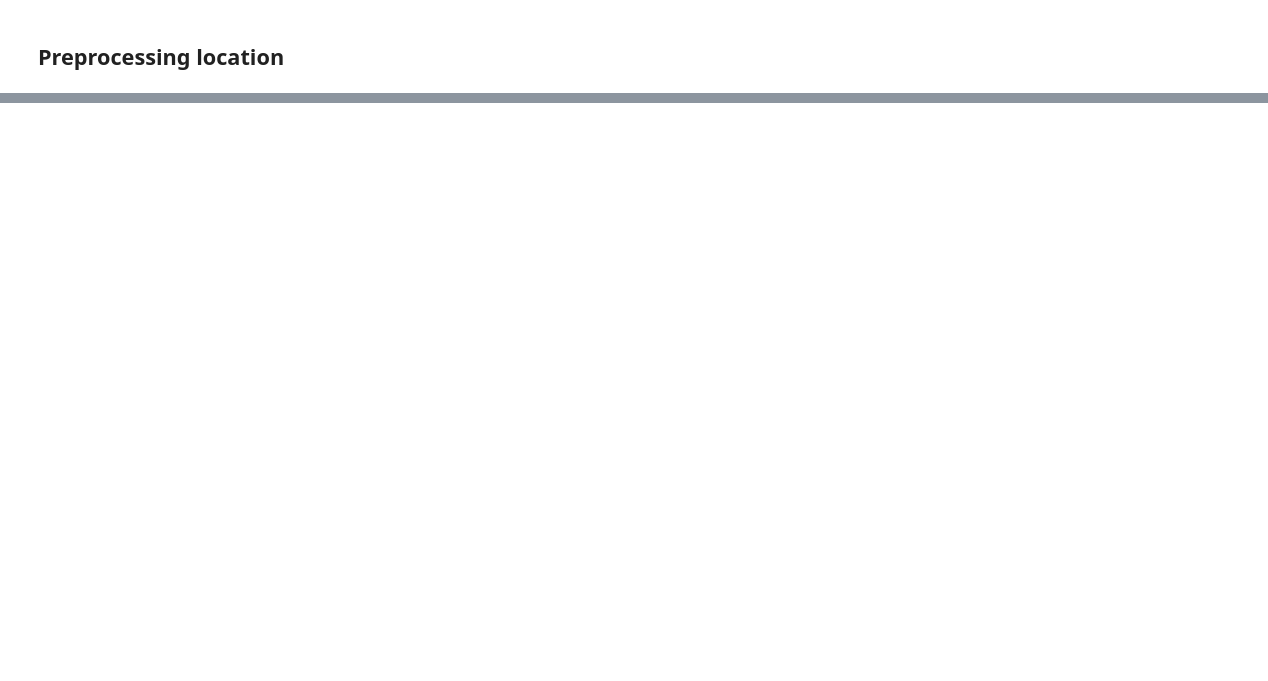
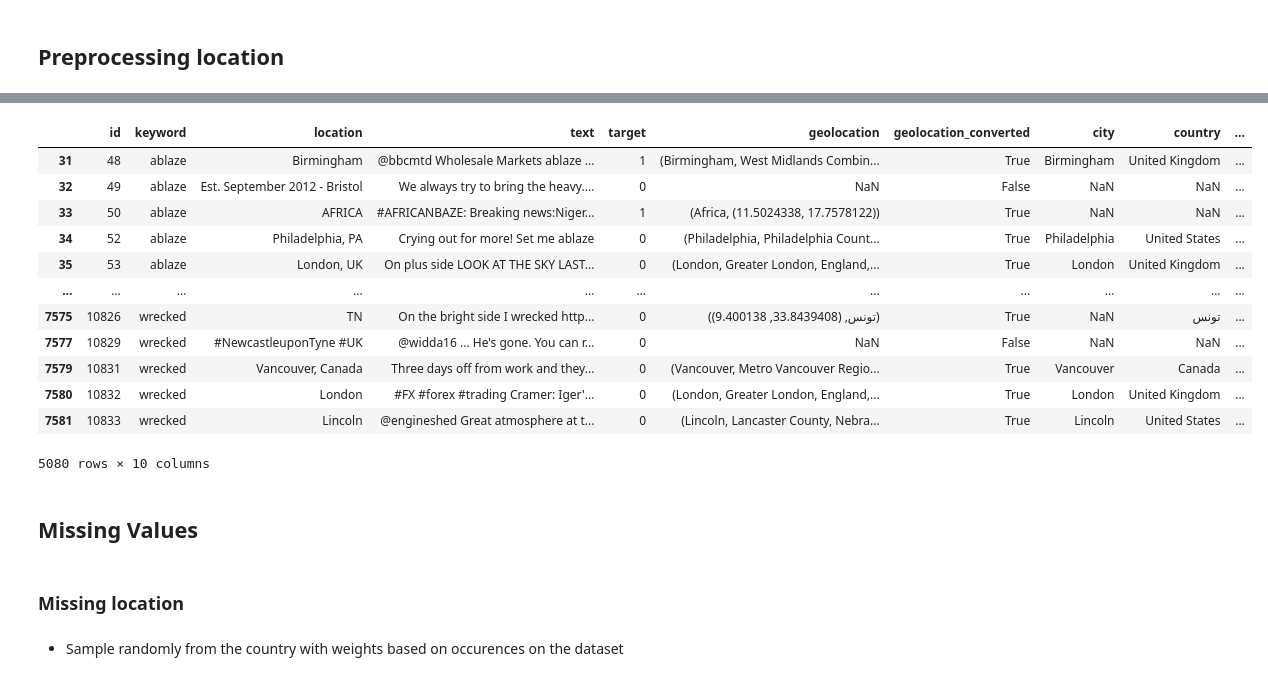
Before and after one commit to ramizouari/nlp-disaster-tweets, a Jupyter notebook: disaster_tweets.ipynb, the cells around one changed output, grey strips where cells are left out. Drawn from its saved outputs; the diff is of its cells as text; code cells hidden in the pictures; blank space fills up the shorter version.

```diff
--- a/disaster_tweets.ipynb
+++ b/disaster_tweets.ipynb
@@ -172,0 +102,33 @@ featuretest_data=pd.read_pickle("location.pkl")
+# %%
+## Extract country from geolocation
+from functools import partial
+
+def _geolocation_to_scope(geolocation, scope:str):
+    if geolocation is None or pd.isna(geolocation) or scope not in geolocation.raw["address"]:
+        return np.nan
+    return geolocation.raw["address"][scope]
+
+def extract_from_geolocation(df:pd.DataFrame, scope:str):
+    df[scope]=df["geolocation"].map(partial(_geolocation_to_scope,scope=scope))
+    return df
+extract_from_geolocation(featuretest_data,scope="country_code")
+# %% [output]
+|  | id | keyword | location | text | target | geolocation | geolocation_converted | city | country | ... |
+| 31 | 48 | ablaze | Birmingham | @bbcmtd Wholesale Markets ablaze ... | 1 | (Birmingham, West Midlands Combin... | True | Birmingham | United Kingdom | ... |
+| 32 | 49 | ablaze | Est. September 2012 - Bristol | We always try to bring the heavy.... | 0 | NaN | False | NaN | NaN | ... |
+| 33 | 50 | ablaze | AFRICA | #AFRICANBAZE: Breaking news:Niger... | 1 | (Africa, (11.5024338, 17.7578122)) | True | NaN | NaN | ... |
+| 34 | 52 | ablaze | Philadelphia, PA | Crying out for more! Set me ablaze | 0 | (Philadelphia, Philadelphia Count... | True | Philadelphia | United States | ... |
+| 35 | 53 | ablaze | London, UK | On plus side LOOK AT THE SKY LAST... | 0 | (London, Greater London, England,... | True | London | United Kingdom | ... |
+| ... | ... | ... | ... | ... | ... | ... | ... | ... | ... | ... |
+| 7575 | 10826 | wrecked | TN | On the bright side I wrecked http... | 0 | (تونس, (33.8439408, 9.400138)) | True | NaN | تونس | ... |
+| 7577 | 10829 | wrecked | #NewcastleuponTyne #UK | @widda16 ... He's gone. You can r... | 0 | NaN | False | NaN | NaN | ... |
+| 7579 | 10831 | wrecked | Vancouver, Canada | Three days off from work and they... | 0 | (Vancouver, Metro Vancouver Regio... | True | Vancouver | Canada | ... |
+| 7580 | 10832 | wrecked | London | #FX #forex #trading Cramer: Iger'... | 0 | (London, Greater London, England,... | True | London | United Kingdom | ... |
+| 7581 | 10833 | wrecked | Lincoln | @engineshed Great atmosphere at t... | 0 | (Lincoln, Lancaster County, Nebra... | True | Lincoln | United States | ... |
+5080 rows × 10 columns
+# %% [markdown]
+## Missing Values
+# %% [markdown]
+### Missing location
+# %% [markdown]
+- Sample randomly from the country with weights based on occurences on the dataset
```
Also changed, not shown: parts of 14 cells of this notebook, 1 other file.
